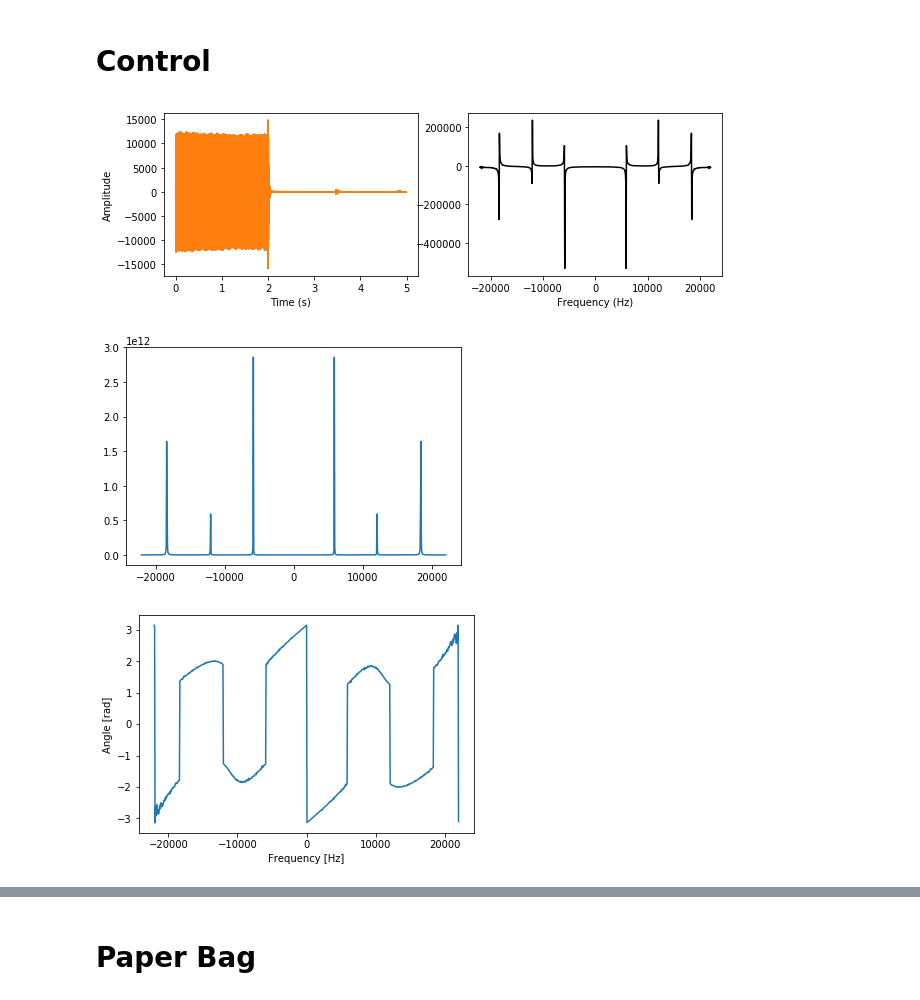
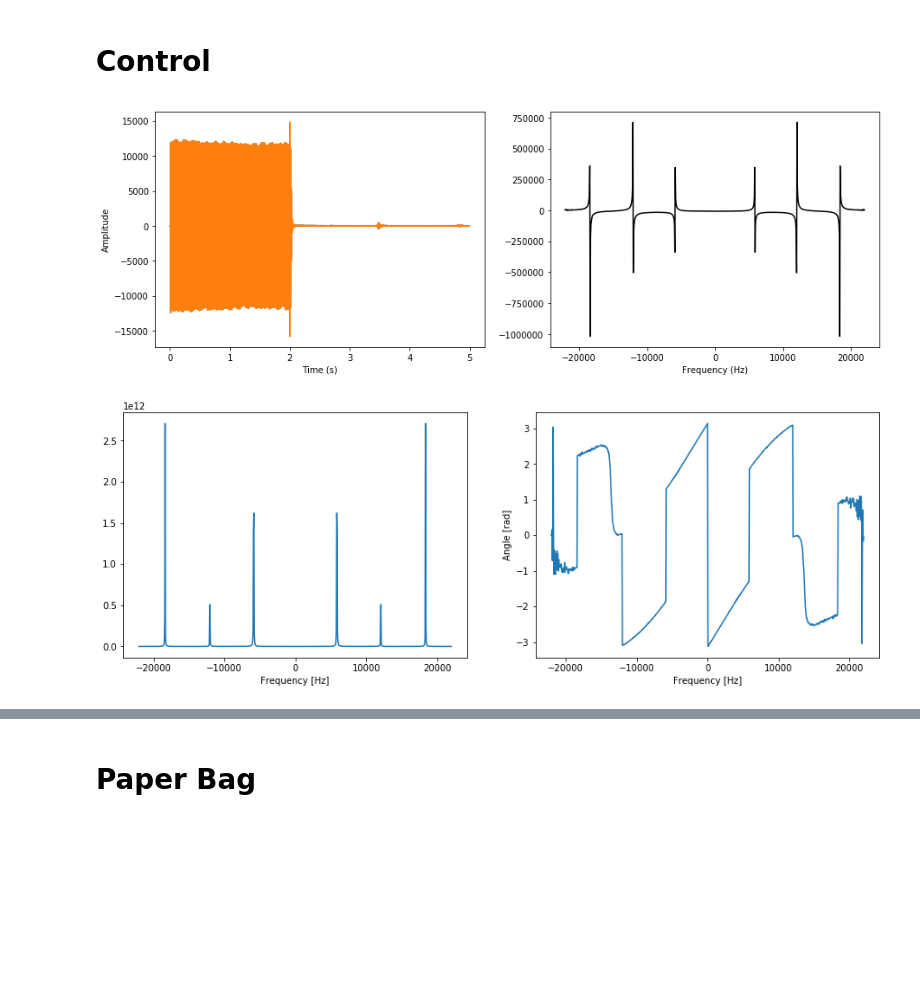
Before and after one commit to lolo-j/Spectral-Holograpgy-Project, a Jupyter notebook: Paper Bag 3frequencies.ipynb, the cells around one changed output, grey strips where cells are left out. Saved outputs shown, nothing was run; the diff lists cells and outputs as text; code cells hidden in the pictures; blank space fills up the shorter version.

```diff
--- a/Paper Bag 3frequencies.ipynb
+++ b/Paper Bag 3frequencies.ipynb
@@ -1,50 +6,11 @@
 # %% [markdown]
 # Control
-# %%
-ctrl = np.loadtxt('3freq_control.txt')
-time_ctrl = ctrl[0,:]
-left_ctrl = ctrl[1,:]
-right_ctrl = ctrl[2,:]
-################################
-f = plt.figure(figsize=(10,3))
-ax = f.add_subplot(121)
-ax2 = f.add_subplot(122)
-ax.plot(time_ctrl, left_ctrl , label="Left channel")
-ax.plot(time_ctrl, right_ctrl, label="Right channel")
-ax.set_xlabel("Time (s)")
-ax.set_ylabel("Amplitude")
-
-
-
-
-
-
-
-g=left_ctrl[10000:10700]
-t=time_ctrl[10000:10700]
-dt = 1/44100 # increment between times in time array
-G = fftpack.fft(g) # FFT of g
-f = fftpack.fftfreq(g.size, d=dt) # frequenies f[i] of g[i]
-f = fftpack.fftshift(f) # shift frequencies from min to max
-ax2.plot(f, np.real(G), color='black', label='real part')
-ax2.set_xlabel("Frequency (Hz)")
-#ax2.plot(f, np.imag(G), color='blue', label='imaginary part')
-
-
-plt.show()
-
-#Power Spectrum
-power_s_ctrl=(np.abs(G))**2
-plt.plot(f, power_s_ctrl)
-plt.show()
-#Phase thing
-phase=np.angle(G)
-plt.plot(f, phase)
-plt.xlabel("Frequency [Hz]")
-plt.ylabel("Angle [rad]")
-plt.show()
-# %% [output]
-[figure, removed]
-[figure, removed]
-[figure, removed]
+# %%
+ctrl = np.loadtxt('3freq_control.txt')
+a,b,G,phase=graph_amp_ft(ctrl,60000,60800) #Plots amplitude, fft, power spectrum, phase
+freq,i=find_frequency(a,b)
+freq=np.unique(np.abs(freq)) #Pulls out frequency from power spectrum
+# %% [output]
+[figure, added]
+[figure, added]
 # %%
```
Also changed, not shown: parts of 25 cells of this notebook.
